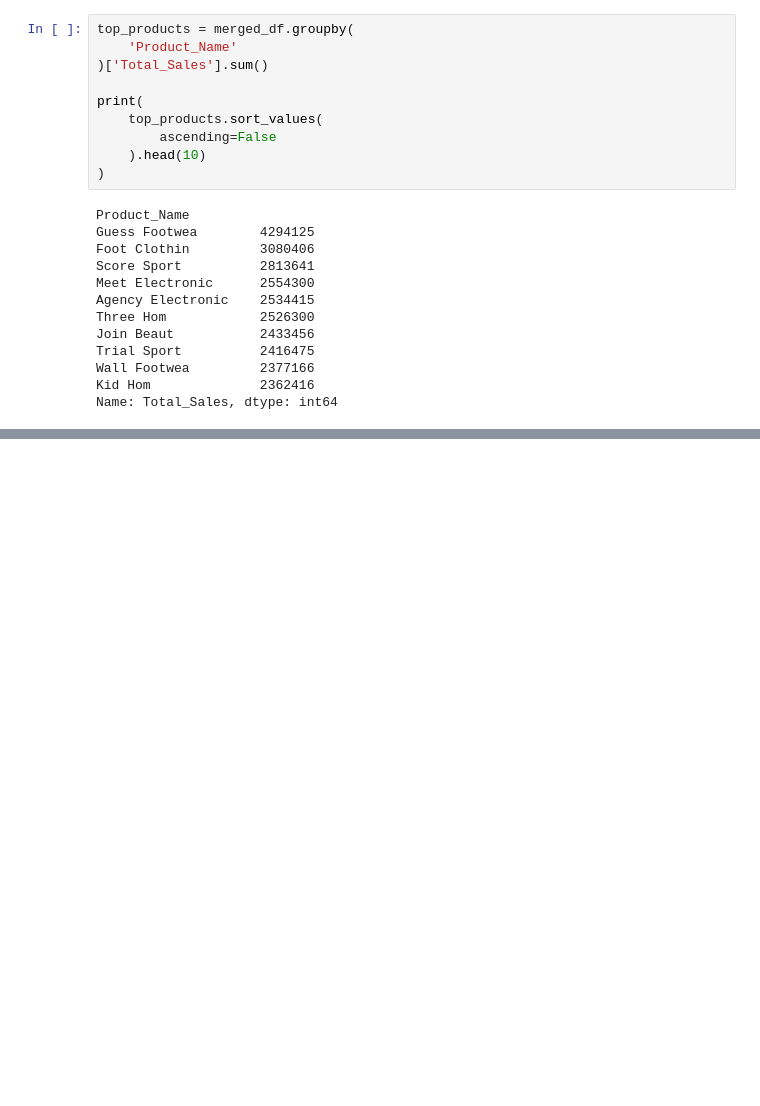
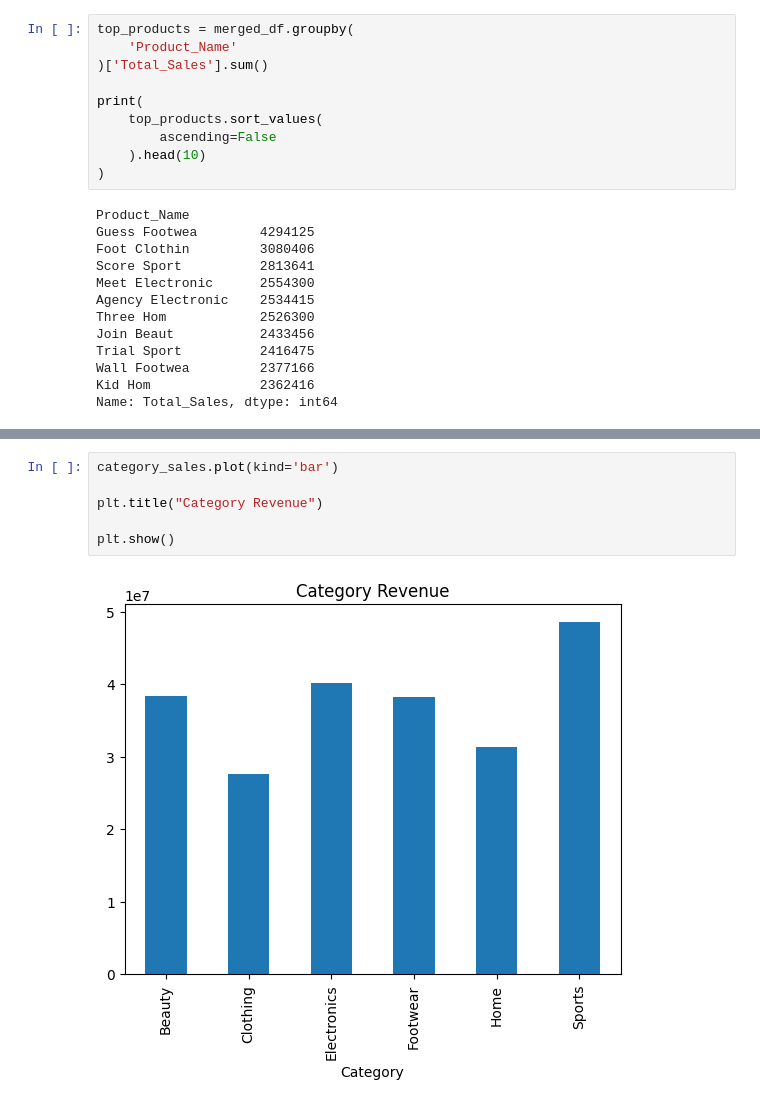
Before and after one commit to ghosh512005-commits/omnichannel_retail_analytics_project, a Jupyter notebook: notebooks/data_cleaning.ipynb, the cells around one changed output, grey strips where cells are left out. Saved outputs shown, nothing was run; the diff lists cells and outputs as text; blank space fills up the shorter version.

```diff
--- a/notebooks/data_cleaning.ipynb
+++ b/notebooks/data_cleaning.ipynb
@@ -311,0 +328,8 @@ Name: Total_Sales, dtype: int64
+# %%
+category_sales.plot(kind='bar')
+
+plt.title("Category Revenue")
+
+plt.show()
+# %% [output]
+[figure, added]
```
Also changed, not shown: parts of 3 cells of this notebook, 1 other file.
